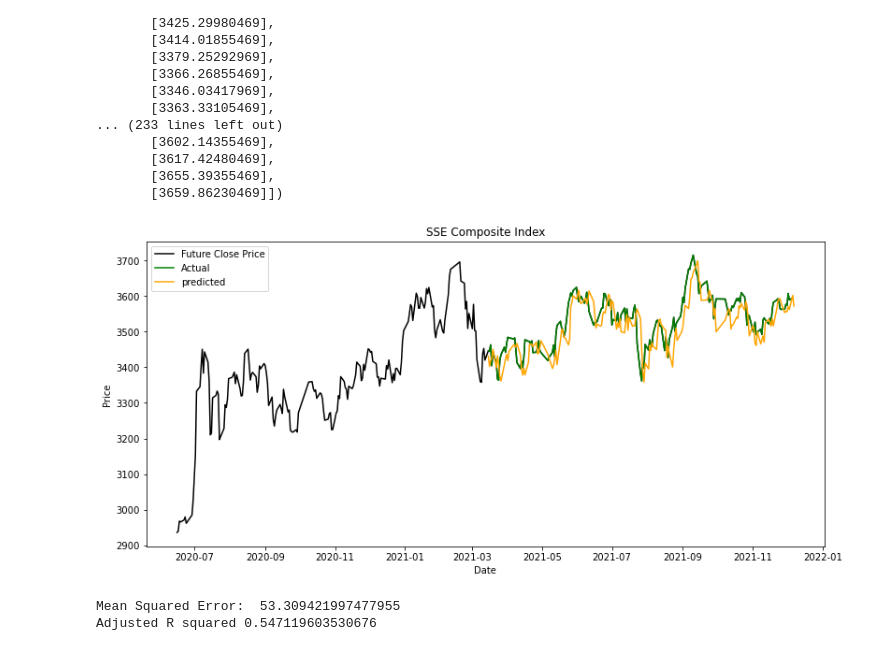
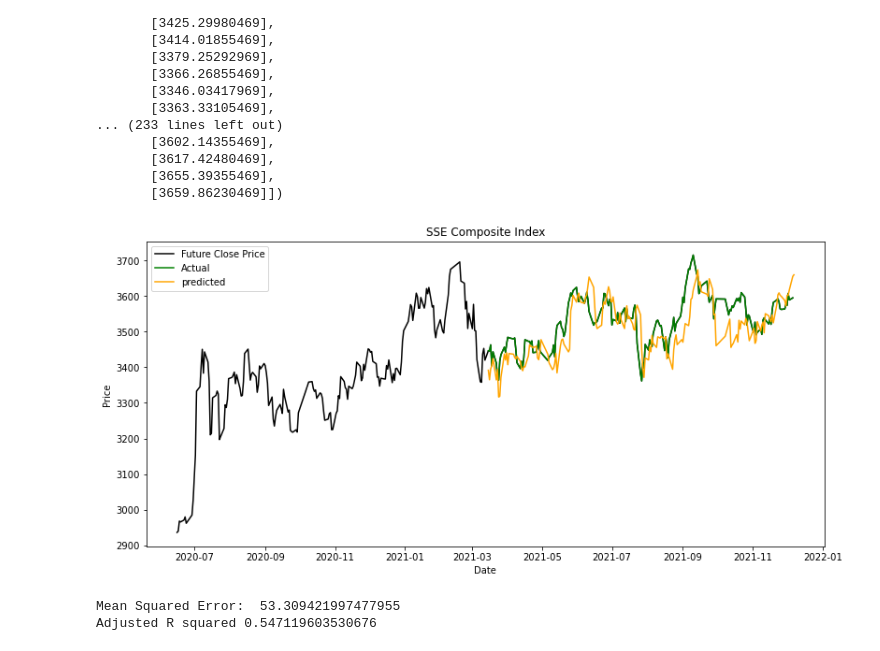
Before and after one commit to pro10150/stock-prediction, a Jupyter notebook: stock-prediction.ipynb, the cells around one changed output. Drawn from its saved outputs; the diff is of its cells as text; code cells hidden in the pictures.

```diff
--- a/stock-prediction.ipynb
+++ b/stock-prediction.ipynb
@@ -1911,9 +1911,9 @@ array([[3438.64355469],
        [3655.39355469],
        [3659.86230469]])
 # %%
-plotReg('SSE Composite Index', sse.index, sse[['Future Close']], sse_ti.iloc[-180:], sse_refeatures, lr)
+plotReg('SSE Composite Index', sse.index, sse[['Future Close']], sse_ti.iloc[-180:], sse_refeatures, pr)
 # %% [output]
-[figure, old version]
+[figure, new version]
 # %%
 gsEval = evaluate(reg, y_test, y_pred)
 printEval(reg, gsEval)
```
